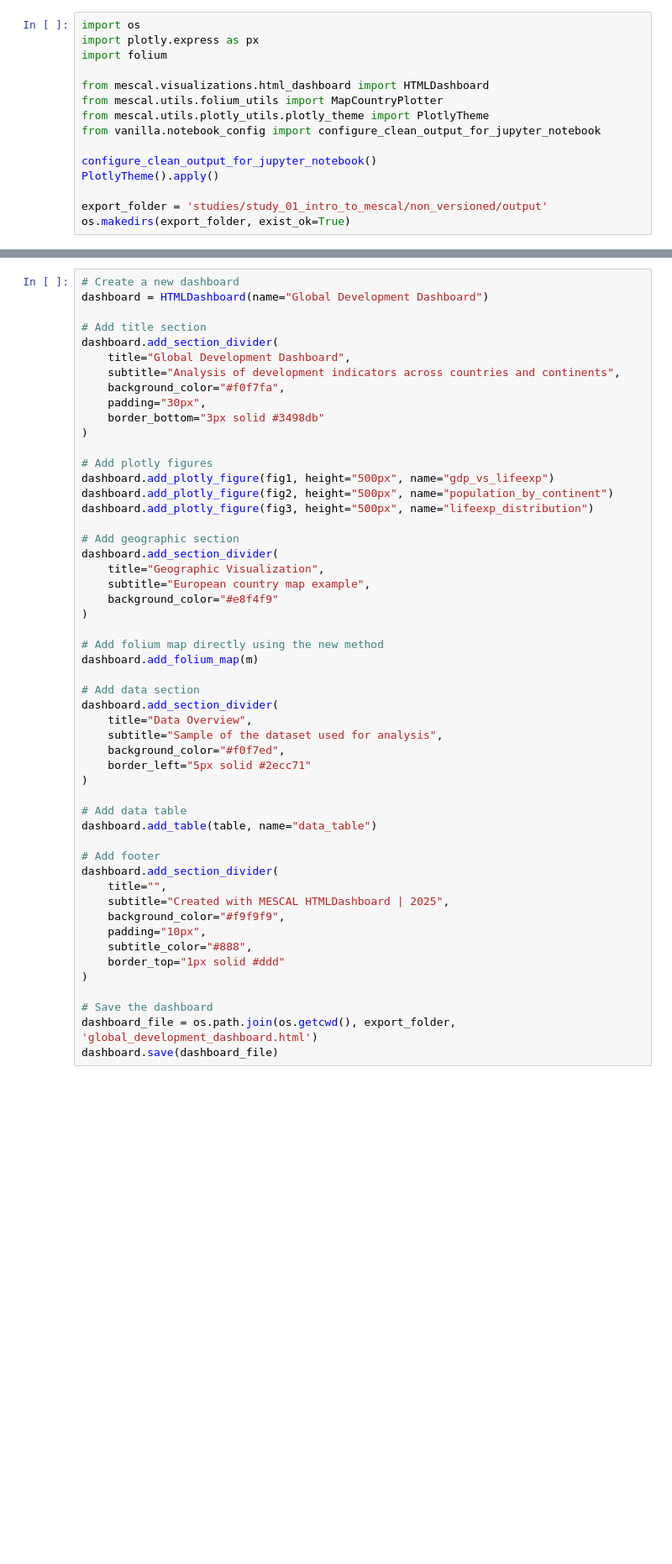
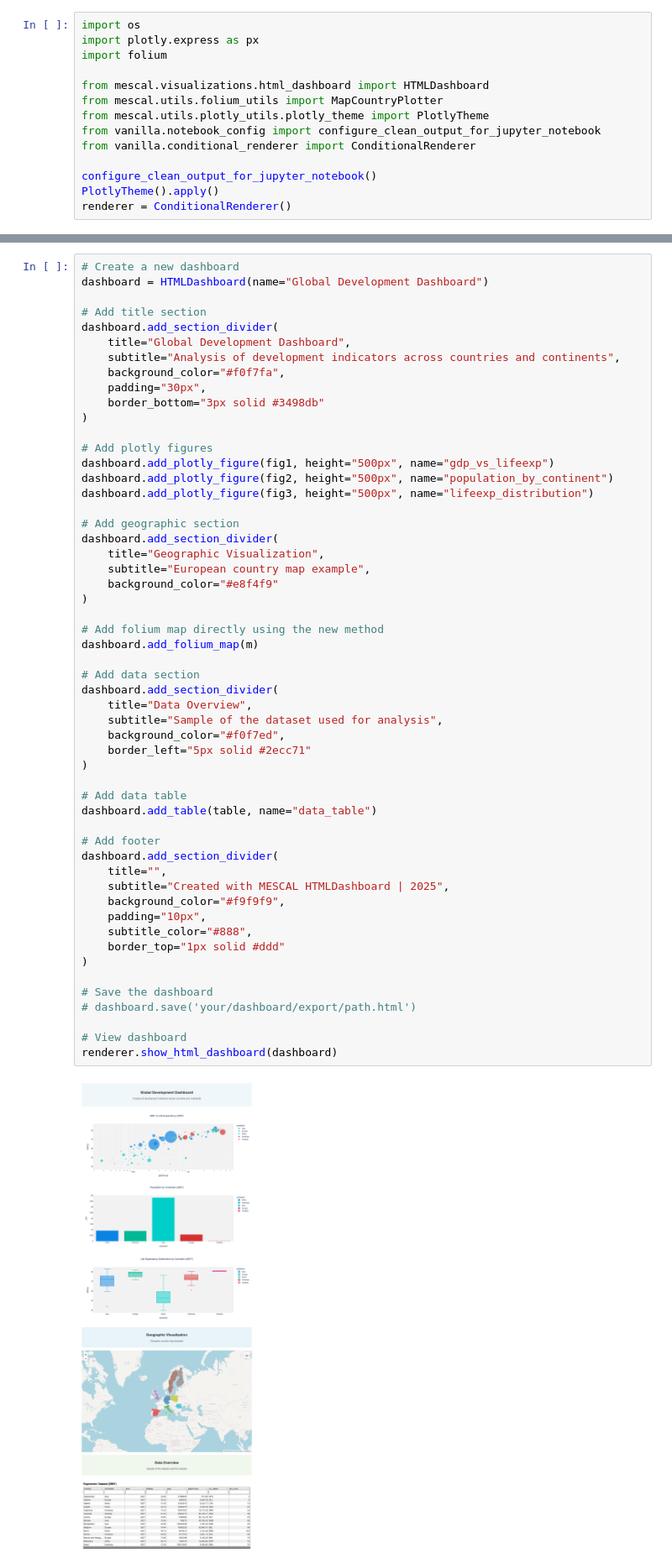
Before and after one commit to helgeesch/mescal-vanilla-studies, a Jupyter notebook: studies/study_01_intro_to_mescal/notebooks/mescal_308_html_dashboards.ipynb, the cells around one changed output, grey strips where cells are left out. Shown at 84% size. Drawn from its saved outputs; the diff is of its cells as text; blank space fills up the shorter version.

```diff
--- a/studies/study_01_intro_to_mescal/notebooks/mescal_308_html_dashboards.ipynb
+++ b/studies/study_01_intro_to_mescal/notebooks/mescal_308_html_dashboards.ipynb
@@ -44,12 +76,11 @@ from mescal.visualizations.html_dashboard import HTMLDashboard
 from mescal.utils.folium_utils import MapCountryPlotter
 from mescal.utils.plotly_utils.plotly_theme import PlotlyTheme
 from vanilla.notebook_config import configure_clean_output_for_jupyter_notebook
+from vanilla.conditional_renderer import ConditionalRenderer
 
 configure_clean_output_for_jupyter_notebook()
 PlotlyTheme().apply()
-
-export_folder = 'studies/study_01_intro_to_mescal/non_versioned/output'
-os.makedirs(export_folder, exist_ok=True)
+renderer = ConditionalRenderer()
 # %% [markdown]
 ## Creating Plotly Visualizations
 Let's create some sample Plotly visualizations that we'll include in our dashboard:
@@ -175,32 +206,36 @@ dashboard.add_section_divider(
     title="Geographic Visualization",
     subtitle="European country map example",
     background_color="#e8f4f9"
 )
 
 # Add folium map directly using the new method
 dashboard.add_folium_map(m)
 
 # Add data section
 dashboard.add_section_divider(
     title="Data Overview",
     subtitle="Sample of the dataset used for analysis",
     background_color="#f0f7ed",
     border_left="5px solid #2ecc71"
 )
 
 # Add data table
 dashboard.add_table(table, name="data_table")
 
 # Add footer
 dashboard.add_section_divider(
     title="",
     subtitle="Created with MESCAL HTMLDashboard | 2025",
     background_color="#f9f9f9",
     padding="10px",
     subtitle_color="#888",
     border_top="1px solid #ddd"
 )
 
 # Save the dashboard
-dashboard_file = os.path.join(os.getcwd(), export_folder, 'global_development_dashboard.html')
-dashboard.save(dashboard_file)
+# dashboard.save('your/dashboard/export/path.html')
+
+# View dashboard
+renderer.show_html_dashboard(dashboard)
+# %% [output]
+[figure, added]
```
Also changed, not shown: parts of 5 cells of this notebook, 8 other files.
